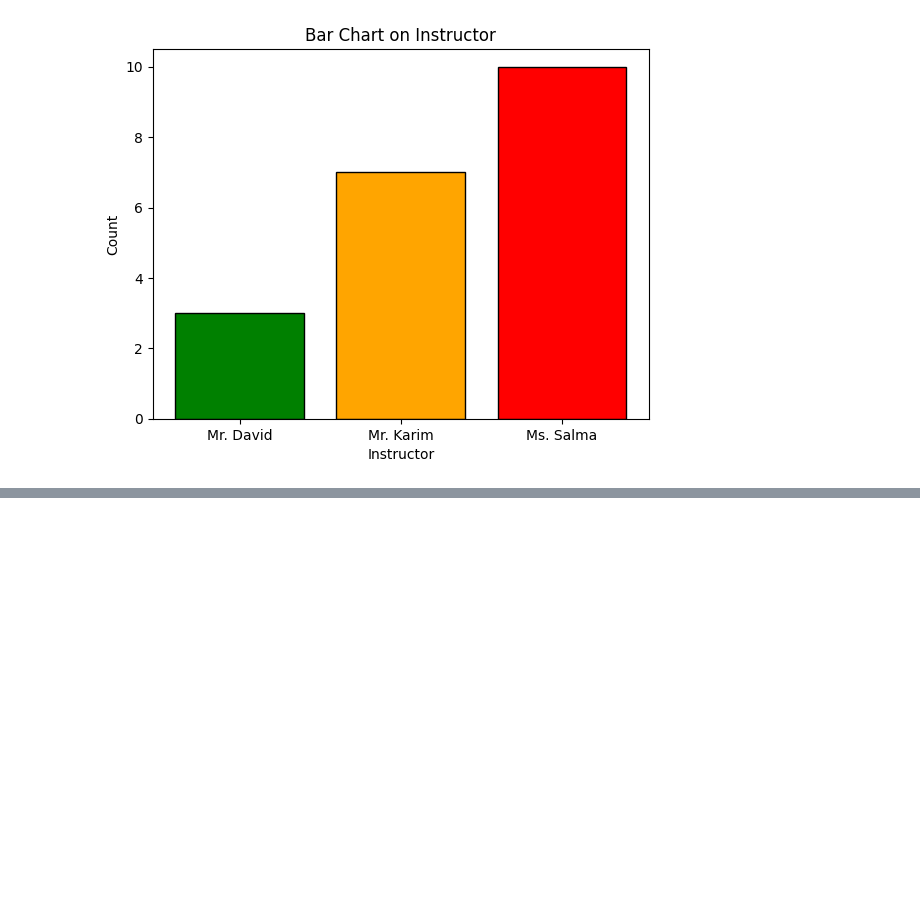
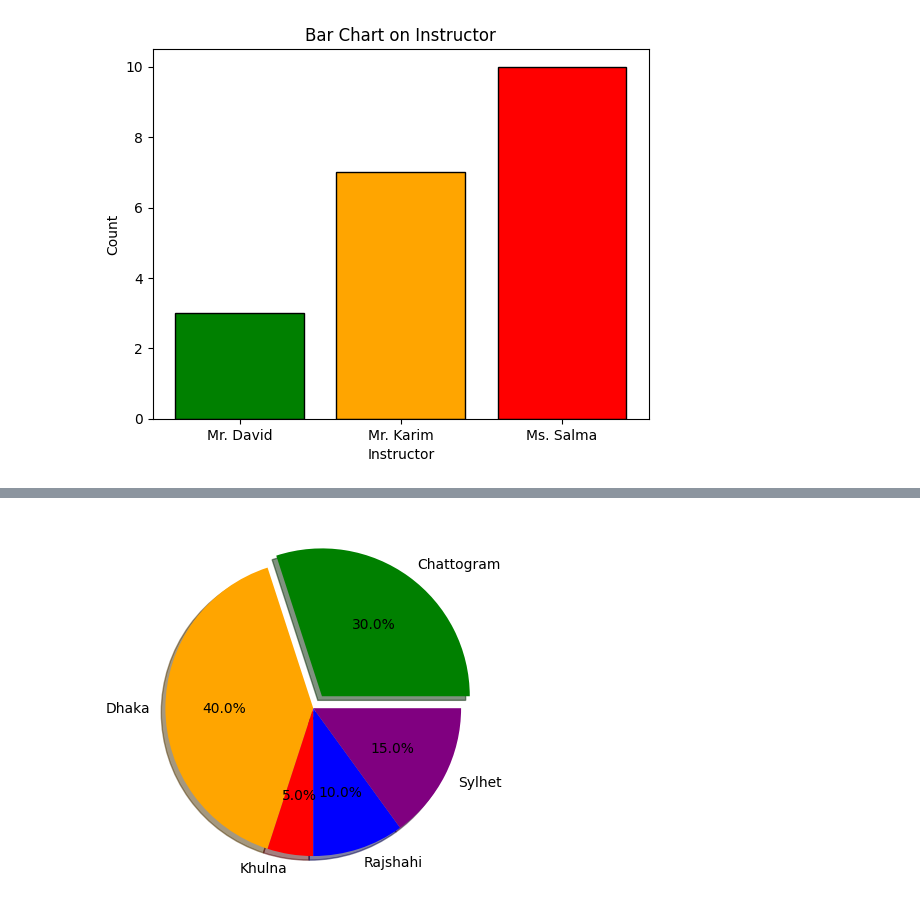
Before and after one commit to roybipro/AI-ML-learning-Phitron, a Jupyter notebook: Semister1/module_13_data_visualization_with_matplotlib/matplot.ipynb, the cells around one changed output, grey strips where cells are left out. Saved outputs shown, nothing was run; the diff lists cells and outputs as text; code cells hidden in the pictures; blank space fills up the shorter version.

```diff
--- a/Semister1/module_13_data_visualization_with_matplotlib/matplot.ipynb
+++ b/Semister1/module_13_data_visualization_with_matplotlib/matplot.ipynb
@@ -231,0 +240,6 @@ plt.show()
+# %%
+location = df.groupby('Location').size()
+plt.pie(location,labels=location.index,autopct='%1.1f%%',explode = [0.1,0,0,0,0],colors = ['green','orange','red','blue','purple'],shadow = True)
+plt.show()
+# %% [output]
+[figure, added]
```
Also changed, not shown: parts of 2 cells of this notebook.
